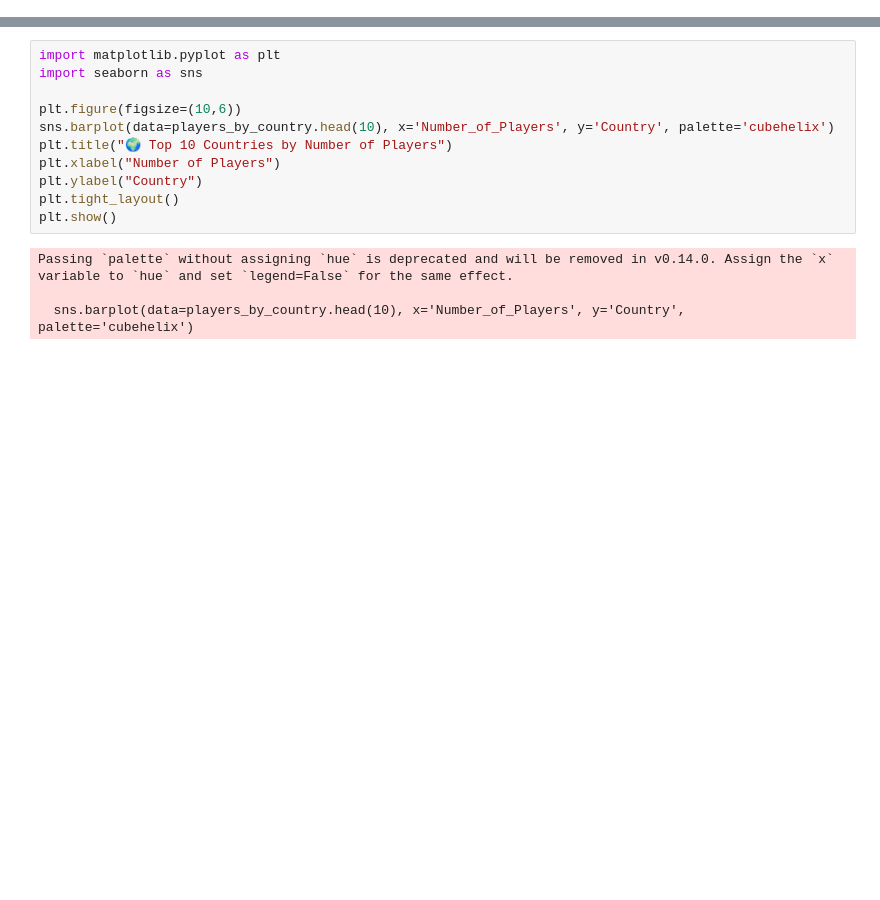
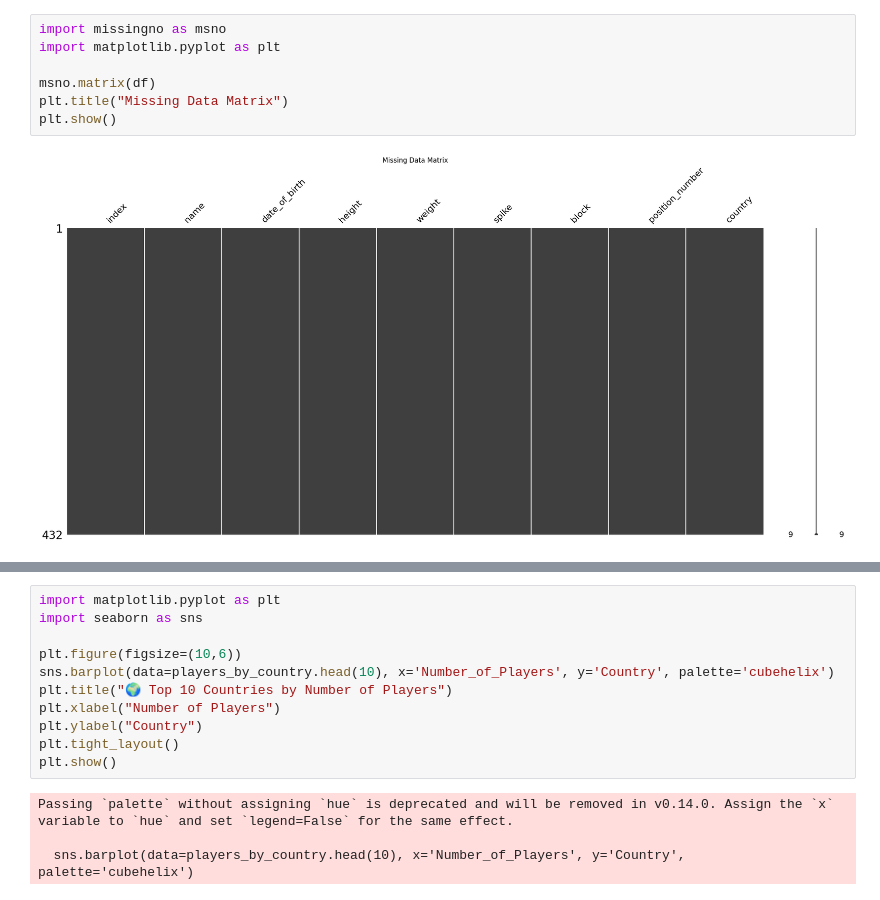
Before and after one commit to Raghuramravi/A, a Jupyter notebook: Ass.ipynb, the cells around one changed output, grey strips where cells are left out. Saved outputs shown, nothing was run; the diff lists cells and outputs as text; blank space fills up the shorter version.

```diff
--- a/Ass.ipynb
+++ b/Ass.ipynb
@@ -2,0 +23,9 @@
+# %%
+import missingno as msno
+import matplotlib.pyplot as plt
+
+msno.matrix(df)
+plt.title("Missing Data Matrix")
+plt.show()
+# %% [output]
+[figure, added]
```
Also changed, not shown: parts of 5 cells of this notebook.
